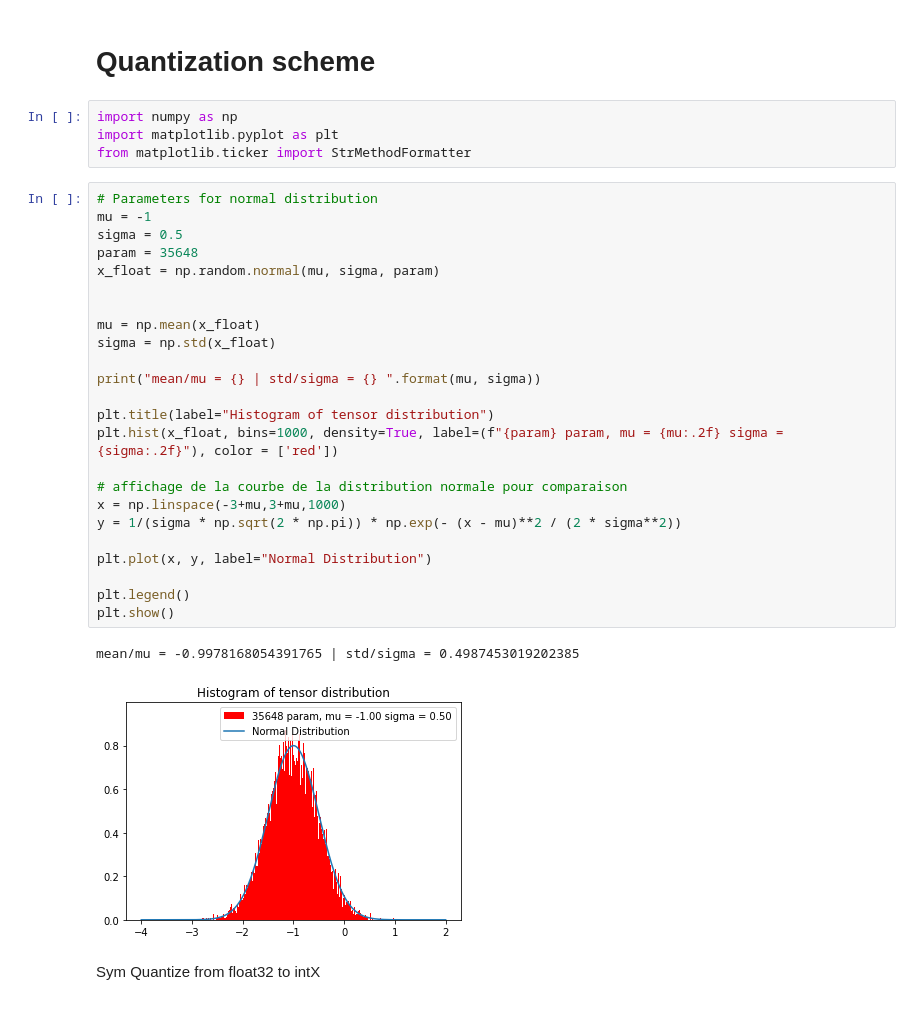
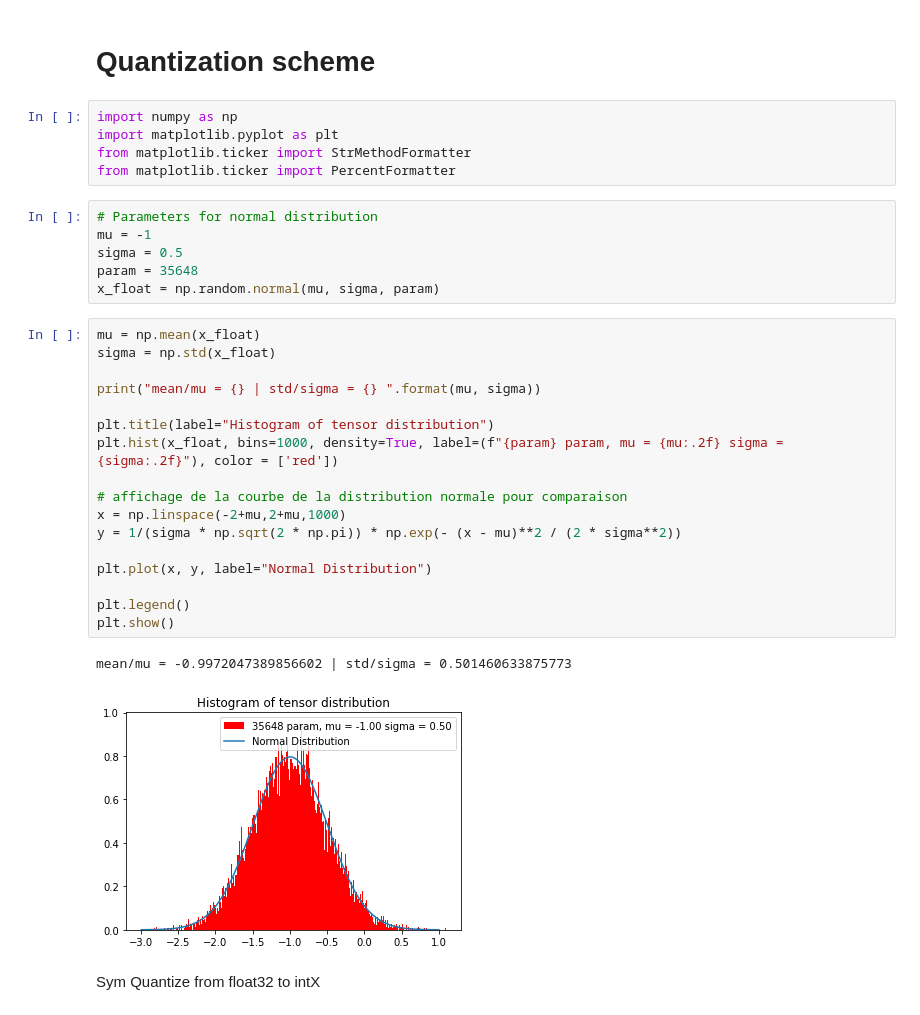
Before and after one commit to ThomasLOUIS1/The_Basics_of_NN_Quantization, a Jupyter notebook: Quant_scheme_notebook.ipynb, the cells around one changed output. Saved outputs shown, nothing was run; the diff lists cells and outputs as text.

```diff
--- a/Quant_scheme_notebook.ipynb
+++ b/Quant_scheme_notebook.ipynb
@@ -4,33 +4,33 @@
 import numpy as np
 import matplotlib.pyplot as plt
 from matplotlib.ticker import StrMethodFormatter
+from matplotlib.ticker import PercentFormatter
+# %%
+# Parameters for normal distribution
+mu = -1
+sigma = 0.5
+param = 35648
+x_float = np.random.normal(mu, sigma, param)
 # %%
-# Parameters for normal distribution
-mu = -1
-sigma = 0.5
-param = 35648
-x_float = np.random.normal(mu, sigma, param)
-
-
 mu = np.mean(x_float)
 sigma = np.std(x_float)
 
 print("mean/mu = {} | std/sigma = {} ".format(mu, sigma))
 
 plt.title(label="Histogram of tensor distribution")
 plt.hist(x_float, bins=1000, density=True, label=(f"{param} param, mu = {mu:.2f} sigma = {sigma:.2f}"), color = ['red'])
 
 # affichage de la courbe de la distribution normale pour comparaison
-x = np.linspace(-3+mu,3+mu,1000)
+x = np.linspace(-2+mu,2+mu,1000)
 y = 1/(sigma * np.sqrt(2 * np.pi)) * np.exp(- (x - mu)**2 / (2 * sigma**2))
 
 plt.plot(x, y, label="Normal Distribution")
 
 plt.legend()
 plt.show()
 # %% [output]
-mean/mu = -0.9978168054391765 | std/sigma = 0.4987453019202385
+mean/mu = -0.9972047389856602 | std/sigma = 0.501460633875773
-[figure, old version]
+[figure, new version]
 # %% [markdown]
 Sym Quantize from float32 to intX
 # %%
```
Also changed, not shown: parts of 6 cells of this notebook, 1 other file.
